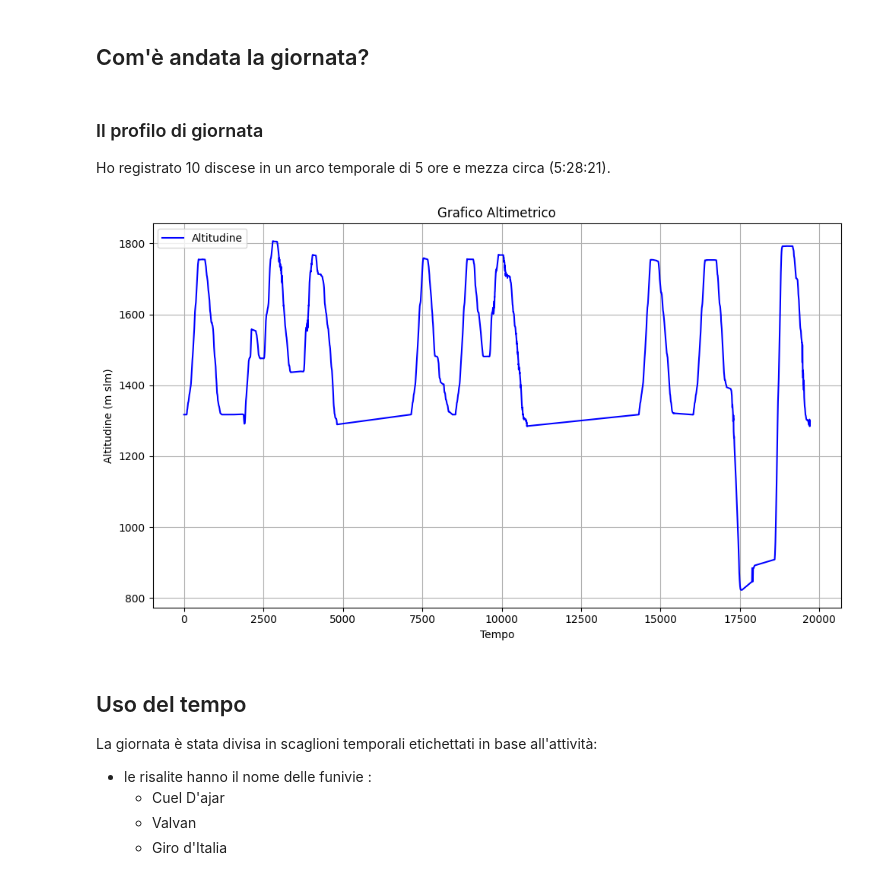
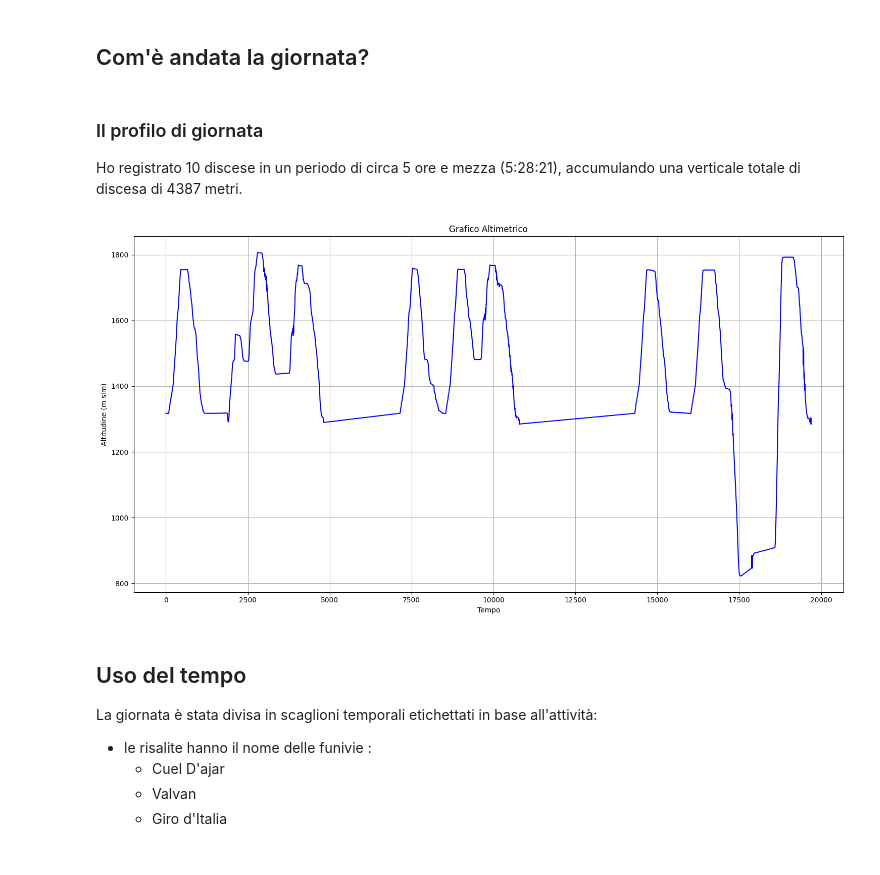
Before and after one commit to thomasmassarutto/DataSlopes, a Jupyter notebook: DataSlopes.ipynb, the cells around one changed output. Drawn from its saved outputs; the diff is of its cells as text; code cells hidden in the pictures.

```diff
--- a/DataSlopes.ipynb
+++ b/DataSlopes.ipynb
@@ -318,38 +351,38 @@ plt.show()
 # %% [markdown]
 ### Il profilo di giornata
 
-Ho registrato 10 discese in un arco temporale di 5 ore e mezza circa (5:28:21).
+Ho registrato 10 discese in un periodo di circa 5 ore e mezza (5:28:21), accumulando una verticale totale di discesa di 4387 metri.
 # %%
 ## Altimetria della giornata
 ## ________________________
 ## ________________________
 ## ________________________
 ## ________________________
 ## ________________________
 ## ________________________
 ## ________________________
 ## ________________________
 ## ________________________
 ## ________________________
 ## ________________________
 ## ________________________
 
 
-plt.figure(figsize=(10, 6)) ##
+plt.figure(figsize=(15, 8)) ## test grandezza grafico
+
+plt.title('Grafico Altimetrico')
 
 plt.plot(gdf1['unixtime'] - time_start,
     gdf1['altitudine'],
     label='Altitudine',
     color='blue')
 
 plt.xlabel('Tempo')
 plt.ylabel('Altitudine (m slm)')
-plt.title('Grafico Altimetrico')
+
 plt.grid()
-plt.legend()
 
-# Mostrare il grafico
 plt.tight_layout()
 plt.show()
 # %% [output]
-[figure, old version]
+[figure, new version]
```
Also changed, not shown: parts of 28 cells of this notebook, 5 other files.
